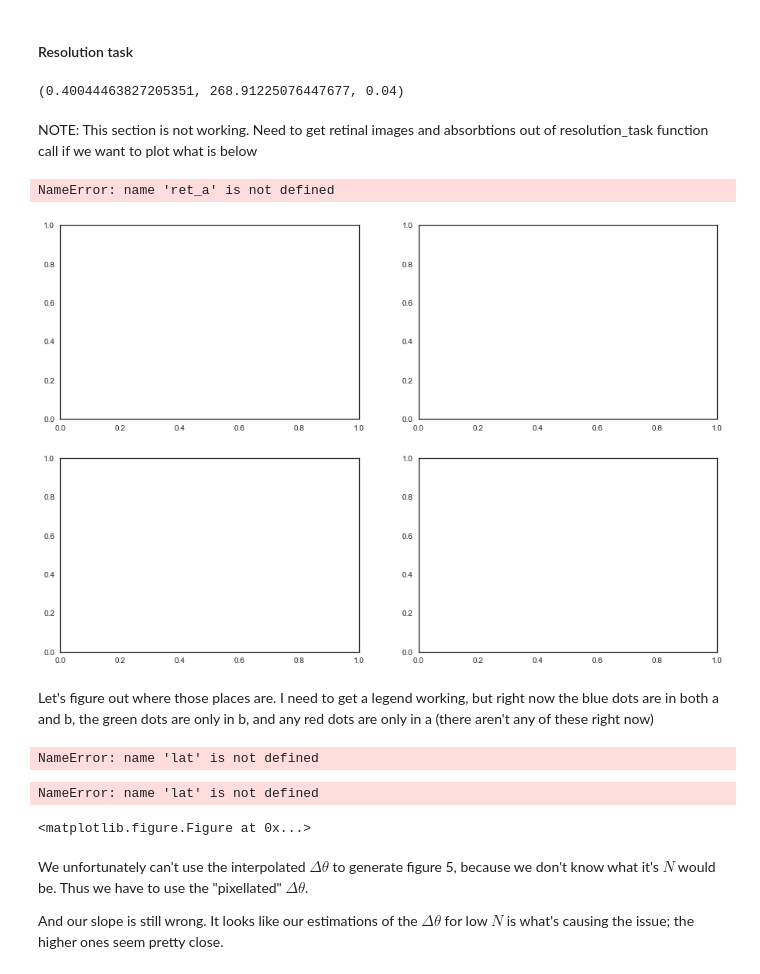
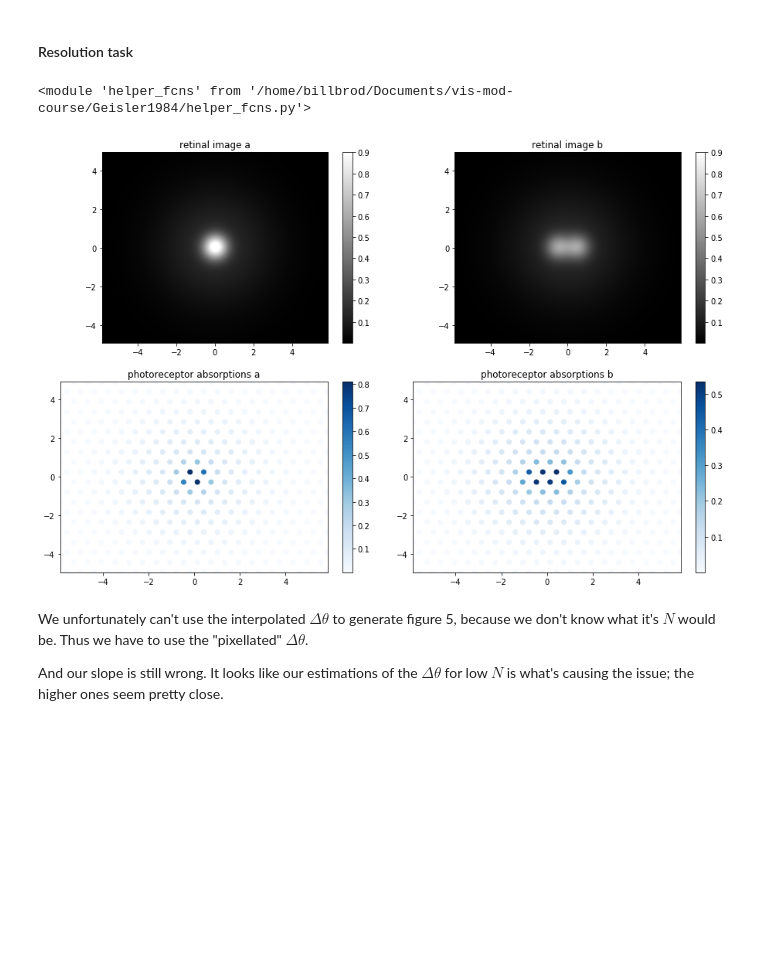
Before and after one commit to WinawerLab/vis-mod-course, a Jupyter notebook: Geisler1984/Geisler1984.ipynb, the cells around one changed output. Saved outputs shown, nothing was run; the diff lists cells and outputs as text; code cells hidden in the pictures; blank space fills up the shorter version.

Commit message:
corrects those cells that weren't working
by adding a debug flag to resolution task, if True it will now return
the lattice stuff

```diff
--- a/Geisler1984/Geisler1984.ipynb
+++ b/Geisler1984/Geisler1984.ipynb
@@ -172,48 +166,28 @@ solts = hf.figure4([.2, .5, .75, 1, 2, 3, 4, 5, 6, 10, 15, 20, 50], np.sqrt(1.36
 # %% [markdown]
 #### Resolution task
-# %%
-hf.resolution_task(.04, 4)
-# %% [output]
-(0.40044463827205351, 268.91225076447677, 0.04)
+# %%
+autoreload.reload(hf)
+# %% [output]
+<module 'helper_fcns' from '/home/billbrod/Documents/vis-mod-course/Geisler1984/helper_fcns.py'>
 # %%
-d_prime, photon_abs, delTheta_arcMin = hf.resolution_task(.02, 5)
-# ret_a_abs = hf.retina_photons_absorbed(ret_a, lat)
-# ret_b_abs = hf.retina_photons_absorbed(ret_b, lat)
-# a = hf.mean_photons_absorbed(ret_a, lat)
-# b = hf.mean_photons_absorbed(ret_b, lat)
+d_prime, photon_abs, delTheta_arcMin, ret_a, ret_b, lat, x_lattice, y_lattice = hf.resolution_task(1, 5, debug=True)
+ret_a_abs = hf.retina_photons_absorbed(ret_a, lat)
+ret_b_abs = hf.retina_photons_absorbed(ret_b, lat)
+a = hf.mean_photons_absorbed(ret_a, lat)
+b = hf.mean_photons_absorbed(ret_b, lat)
-# %% [markdown]
-NOTE: This section is not working. Need to get retinal images and absorbtions out of resolution_task function call if we want to plot what is below
 # %%
 x_minutes = x_lattice.max()
 y_minutes = y_lattice.max()
 fig, axes = plt.subplots(2, 2, figsize=(15, 10), squeeze=True)
 for ax, im, title in zip(axes.flatten(), [ret_a, ret_b, ret_a_abs, ret_b_abs], ['retinal image a', 'retinal image b', 'photoreceptor absorptions a', 'photoreceptor absorptions b']):
     if 'retinal' in title:
         plotted = ax.imshow(im, cmap='gray', extent=[-x_minutes, x_minutes, -y_minutes,y_minutes], vmax=.9)
     else:
-        plotted = hf.visualize_receptor_lattice(im, x, y, ax=ax, cmap='Blues')
+        plotted = hf.visualize_receptor_lattice(im, x_lattice, y_lattice, ax=ax, cmap='Blues')
     plt.colorbar(plotted, ax=ax, fraction=.04)
     ax.set_title(title)
-fig.savefig('absorptions.svg')
 # %% [output]
-NameError: name 'ret_a' is not defined
-[figure, old version]
+[figure, new version]
-# %% [markdown]
-Let's figure out where those places are. I need to get a legend working, but right now the blue dots are in both a and b, the green dots are only in b, and any red dots are only in a (there aren't any of these right now)
-# %%
-lat[np.where((ret_b_abs!=0)&(ret_a_abs==0))] = 2
-lat[np.where((ret_b_abs==0)&(ret_a_abs!=0))] = -1
-lat[np.where((ret_b_abs==0)&(ret_a_abs==0))] = 0
-# %% [output]
-NameError: name 'lat' is not defined
-# %%
-plt.figure(figsize=(5,5))
-plotted = hf.visualize_receptor_lattice(lat, x, y, mode='categorical');
-# plt.colorbar(plotted, fraction=.04)
-ax.legend()
-# %% [output]
-NameError: name 'lat' is not defined
-<matplotlib.figure.Figure at 0x...>
 # %% [markdown]
 We unfortunately can't use the interpolated $\Delta\theta$ to generate figure 5, because we don't know what it's $N$ would be. Thus we have to use the "pixellated" $\Delta\theta$.
 
```
Also changed, not shown: parts of 5 cells of this notebook, 1 other file.
